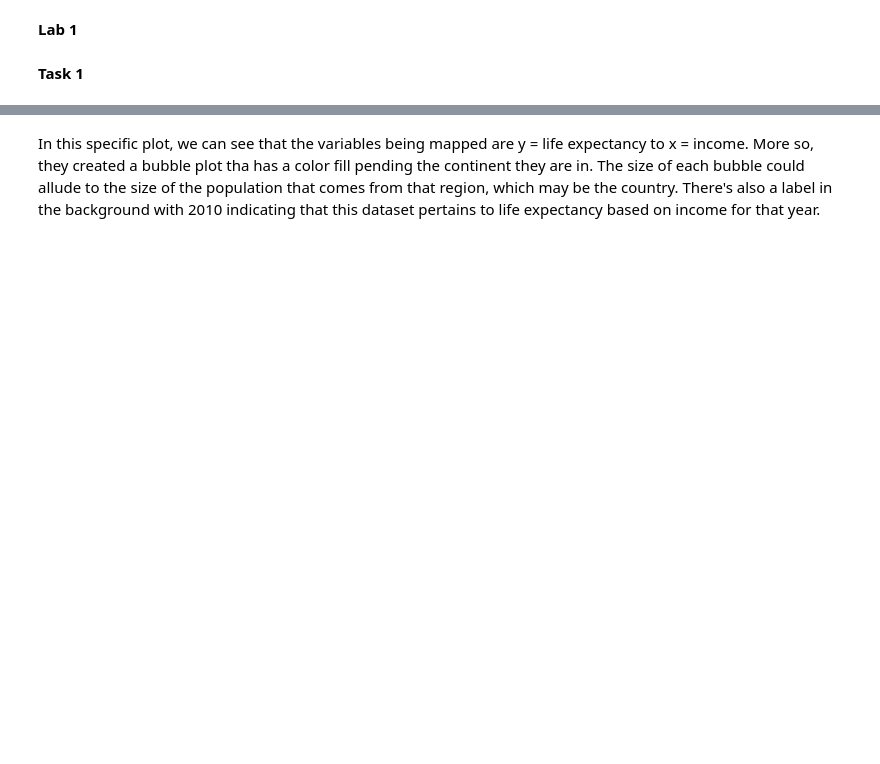
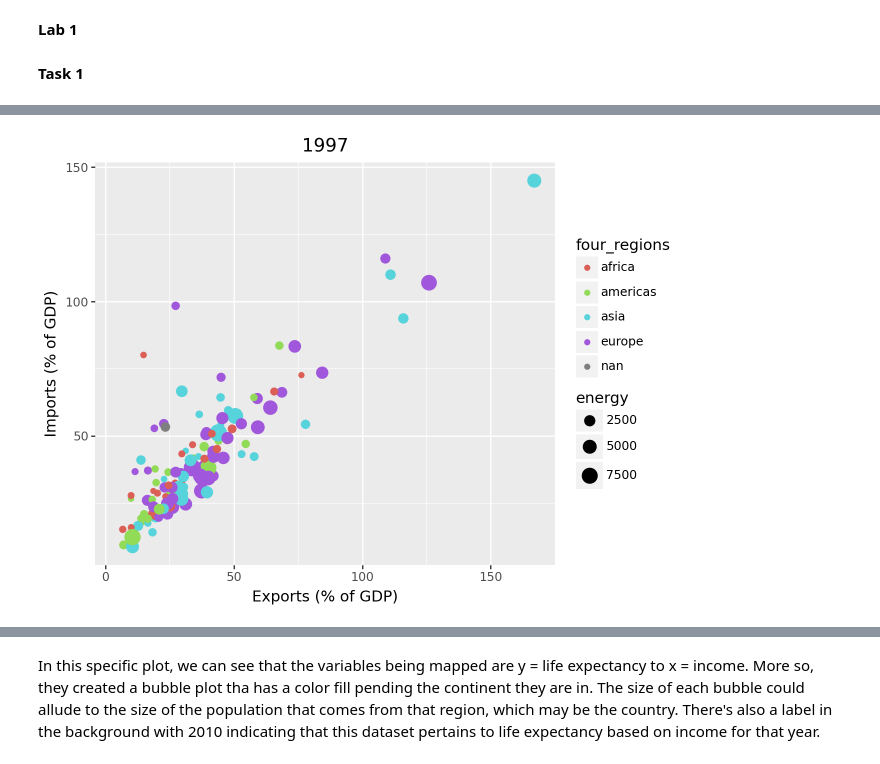
Before and after one commit to ulisesjcaroflores/Lab1, a Jupyter notebook: Lab1.ipynb, the cells around one changed output, grey strips where cells are left out. Saved outputs shown, nothing was run; the diff lists cells and outputs as text; code cells hidden in the pictures; blank space fills up the shorter version.

```diff
--- a/Lab1.ipynb
+++ b/Lab1.ipynb
@@ -12,0 +78,3 @@ import numpy as np
+# %%
+q2_data = pd.read_csv("/content/q2data.csv")
+q2_data.head()
@@ -12,0 +88,10 @@ import numpy as np
+# %%
+q2_data['energy'] = pd.to_numeric(q2_data['energy'], errors='coerce')
+# %%
+(ggplot(q2_data, aes(x='exports', y='imports', color='four_regions', size='energy')) +
+ geom_point() +
+ labs(title='1997',
+      x='Exports (% of GDP)',
+      y='Imports (% of GDP)'))
+# %% [output]
+[figure, added]
```
Also changed, not shown: parts of 18 cells of this notebook.
